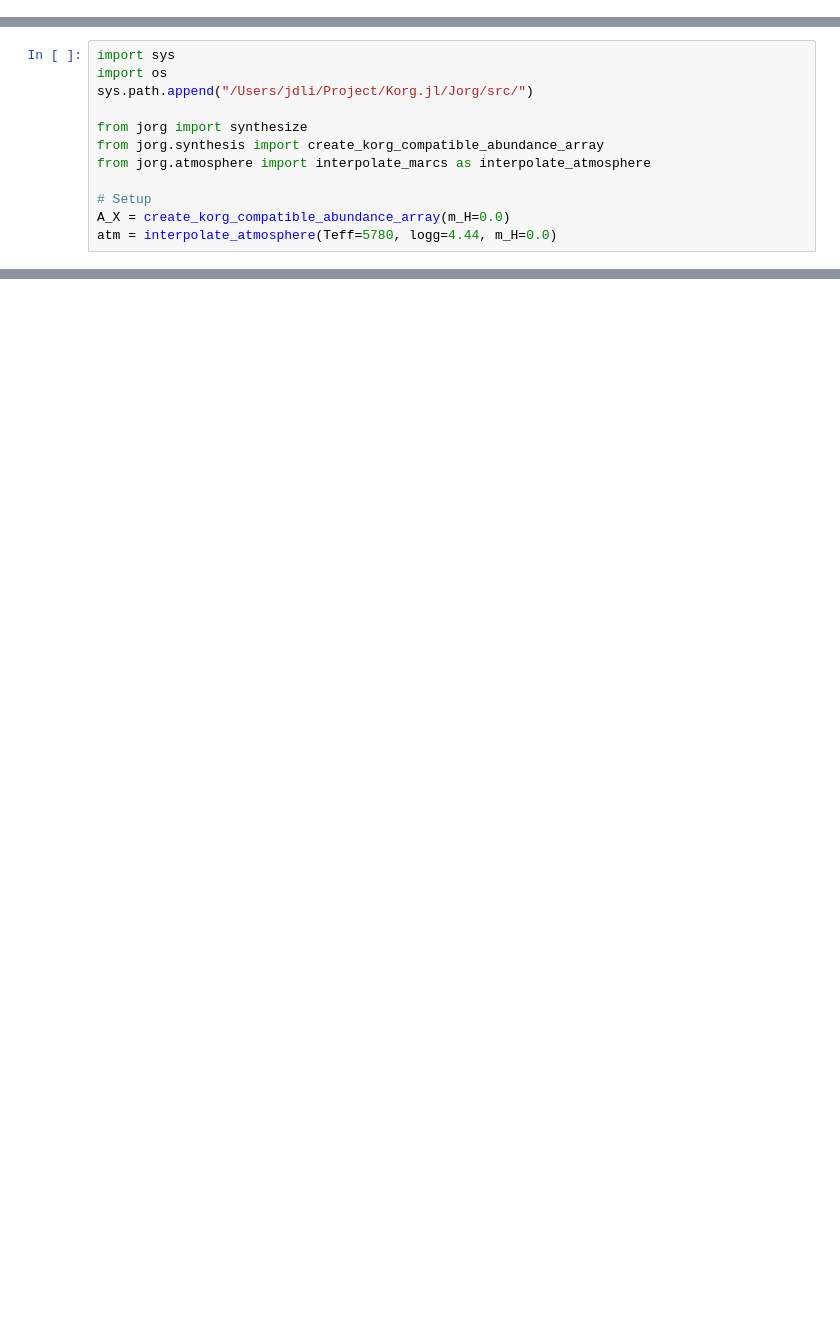
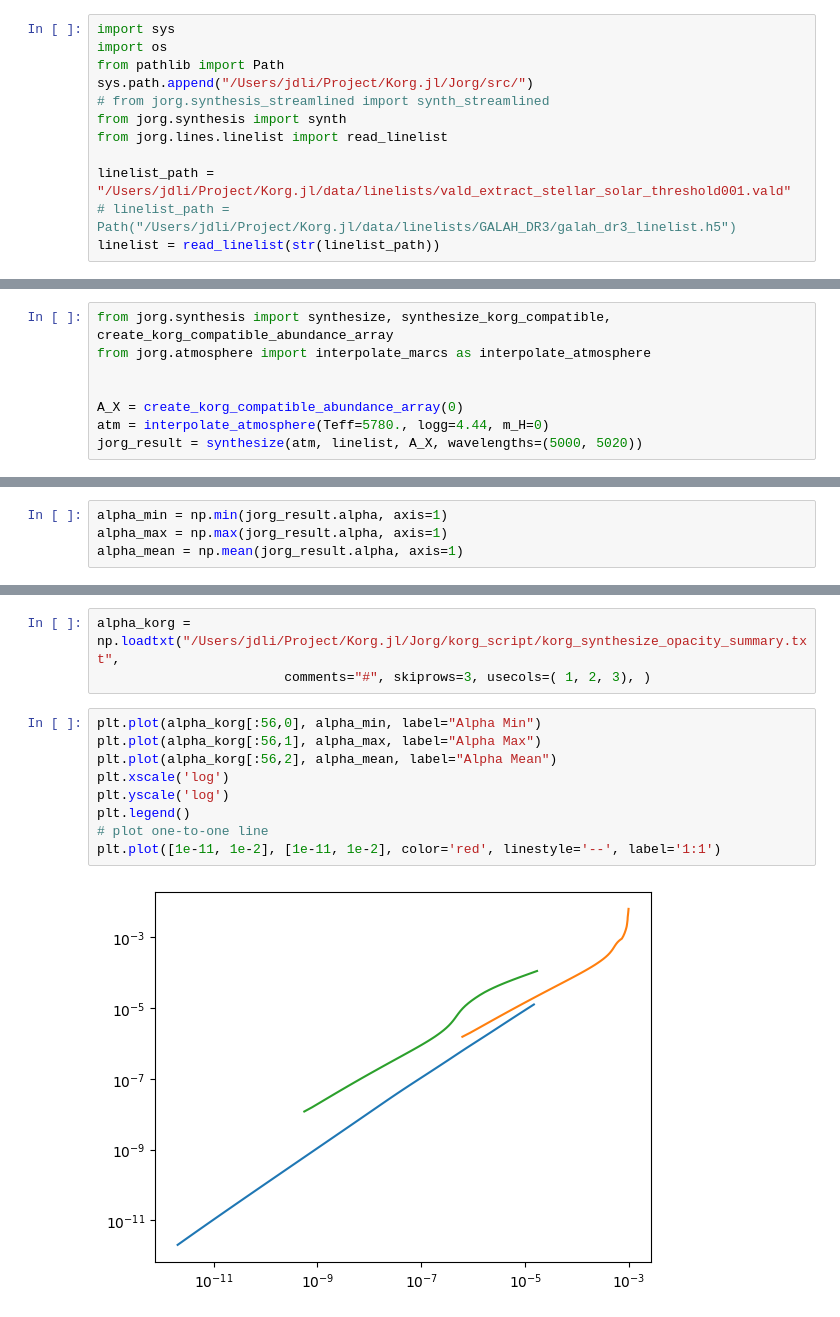
Before and after one commit to jiadonglee/jorg, a Jupyter notebook: examples/synthesis.ipynb, the cells around one changed output, grey strips where cells are left out. Cells and saved outputs as stored; diff of their text form; blank space fills up the shorter version.

```diff
--- a/examples/synthesis.ipynb
+++ b/examples/synthesis.ipynb
@@ -0,0 +1,12 @@
+# %%
+import sys
+import os
+from pathlib import Path
+sys.path.append("/Users/jdli/Project/Korg.jl/Jorg/src/")
+# from jorg.synthesis_streamlined import synth_streamlined
+from jorg.synthesis import synth
+from jorg.lines.linelist import read_linelist
+
+linelist_path = "/Users/jdli/Project/Korg.jl/data/linelists/vald_extract_stellar_solar_threshold001.vald"
+# linelist_path = Path("/Users/jdli/Project/Korg.jl/data/linelists/GALAH_DR3/galah_dr3_linelist.h5")
+linelist = read_linelist(str(linelist_path))
@@ -1,12 +60,8 @@
 # %%
-import sys
-import os
-sys.path.append("/Users/jdli/Project/Korg.jl/Jorg/src/")
-
-from jorg import synthesize
-from jorg.synthesis import create_korg_compatible_abundance_array
+from jorg.synthesis import synthesize, synthesize_korg_compatible, create_korg_compatible_abundance_array
 from jorg.atmosphere import interpolate_marcs as interpolate_atmosphere
 
-# Setup
-A_X = create_korg_compatible_abundance_array(m_H=0.0)
-atm = interpolate_atmosphere(Teff=5780, logg=4.44, m_H=0.0)
+
+A_X = create_korg_compatible_abundance_array(0)
+atm = interpolate_atmosphere(Teff=5780., logg=4.44, m_H=0)
+jorg_result = synthesize(atm, linelist, A_X, wavelengths=(5000, 5020))
@@ -72,0 +86,4 @@ array([0.9, 0.9, 0.9, ..., 0.9, 0.9, 0.9])
+# %%
+alpha_min = np.min(jorg_result.alpha, axis=1)
+alpha_max = np.max(jorg_result.alpha, axis=1)
+alpha_mean = np.mean(jorg_result.alpha, axis=1)
@@ -72,0 +92,14 @@ array([0.9, 0.9, 0.9, ..., 0.9, 0.9, 0.9])
+# %%
+alpha_korg = np.loadtxt("/Users/jdli/Project/Korg.jl/Jorg/korg_script/korg_synthesize_opacity_summary.txt",
+                        comments="#", skiprows=3, usecols=( 1, 2, 3), )
+# %%
+plt.plot(alpha_korg[:56,0], alpha_min, label="Alpha Min")
+plt.plot(alpha_korg[:56,1], alpha_max, label="Alpha Max")
+plt.plot(alpha_korg[:56,2], alpha_mean, label="Alpha Mean")
+plt.xscale('log')
+plt.yscale('log')
+plt.legend()
+# plot one-to-one line
+plt.plot([1e-11, 1e-2], [1e-11, 1e-2], color='red', linestyle='--', label='1:1')
+# %% [output]
+[figure, added]
```
Also changed, not shown: parts of 12 cells of this notebook, 18 other files.
